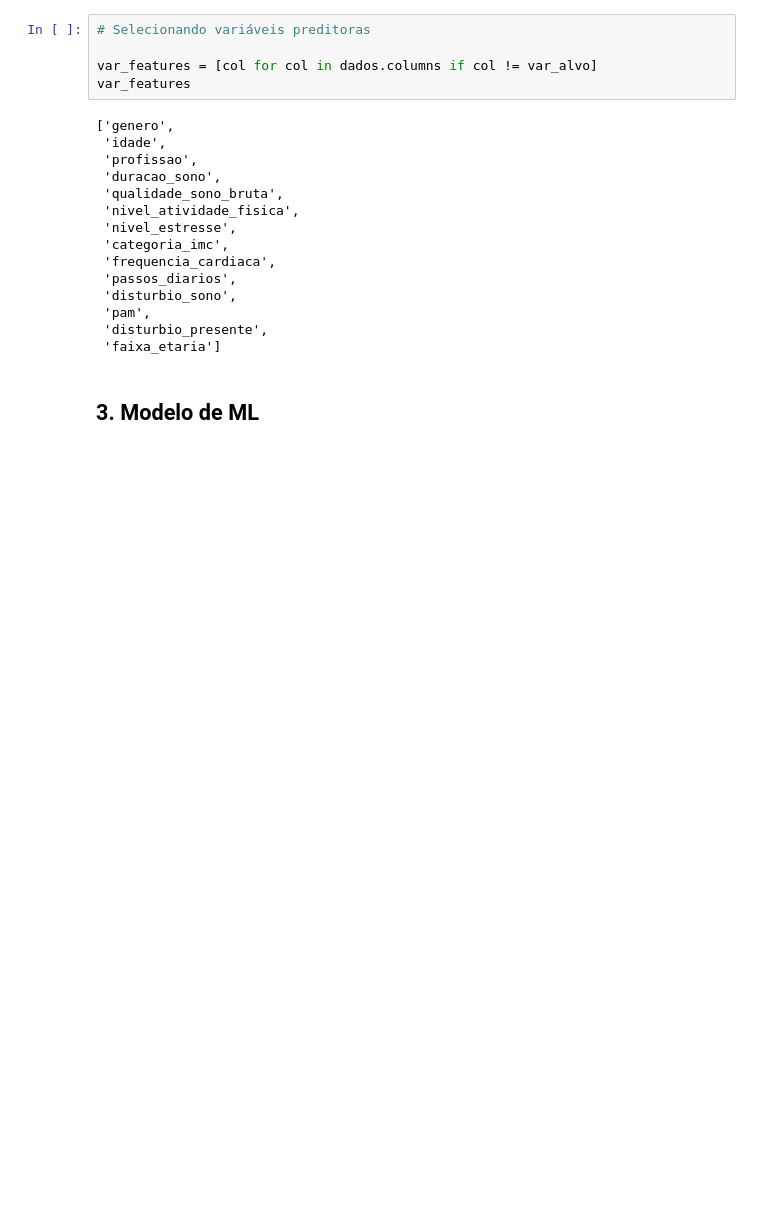
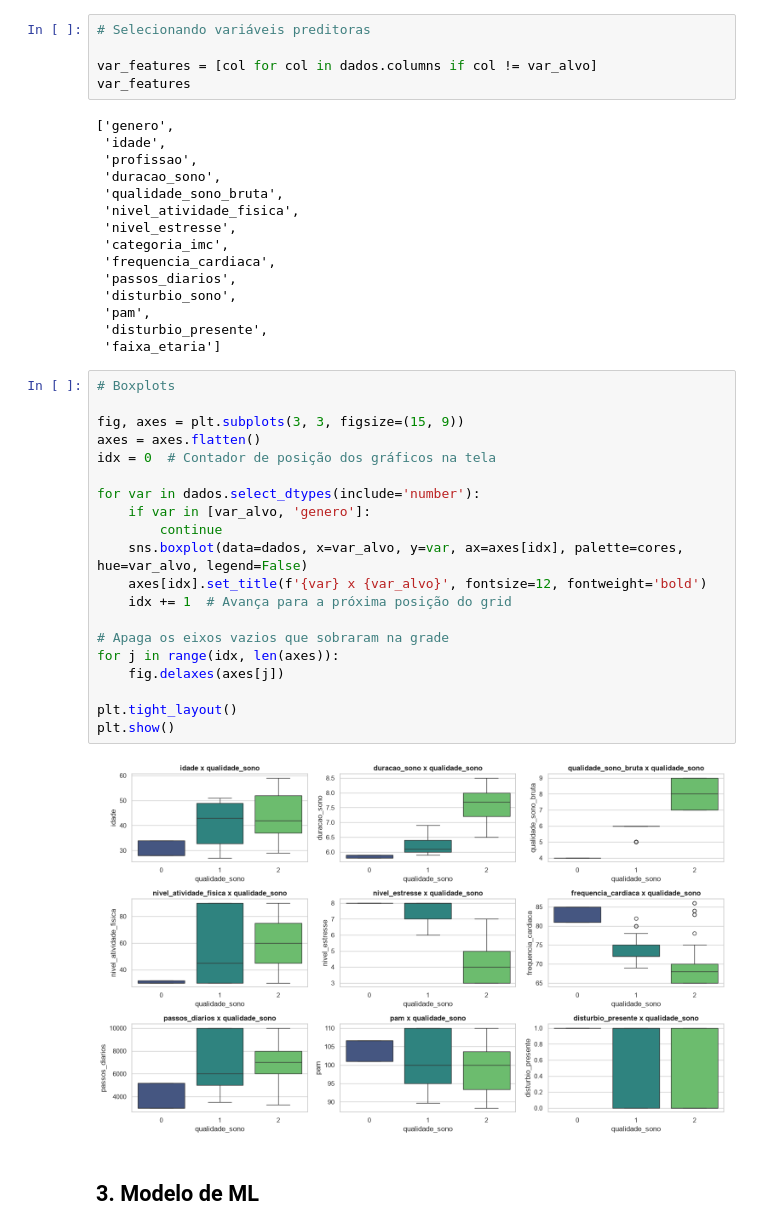
Before and after one commit to Squad-Nina-da-Hora/wmc-projeto-final-lifestyle, a Jupyter notebook: analise.ipynb, the cells around one changed output. Drawn from its saved outputs; the diff is of its cells as text; blank space fills up the shorter version.

Commit message:
adicionando boxplots

```diff
--- a/analise.ipynb
+++ b/analise.ipynb
@@ -569,6 +569,28 @@ var_features
  'pam',
  'disturbio_presente',
  'faixa_etaria']
+# %%
+# Boxplots
+
+fig, axes = plt.subplots(3, 3, figsize=(15, 9))
+axes = axes.flatten()
+idx = 0  # Contador de posição dos gráficos na tela
+
+for var in dados.select_dtypes(include='number'):
+    if var in [var_alvo, 'genero']:
+        continue
+    sns.boxplot(data=dados, x=var_alvo, y=var, ax=axes[idx], palette=cores, hue=var_alvo, legend=False)
+    axes[idx].set_title(f'{var} x {var_alvo}', fontsize=12, fontweight='bold')
+    idx += 1  # Avança para a próxima posição do grid
+
+# Apaga os eixos vazios que sobraram na grade
+for j in range(idx, len(axes)):
+    fig.delaxes(axes[j])
+
+plt.tight_layout()
+plt.show()
+# %% [output]
+[figure, added]
 # %% [markdown]
 ## 3. Modelo de ML
 # %% [markdown]
```
